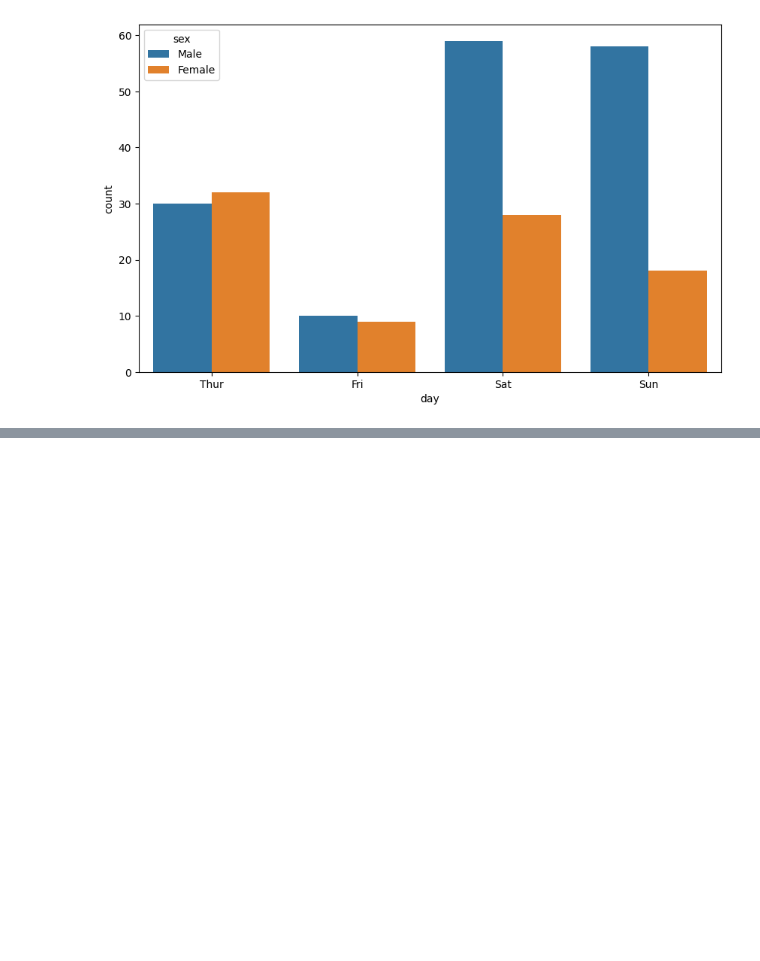
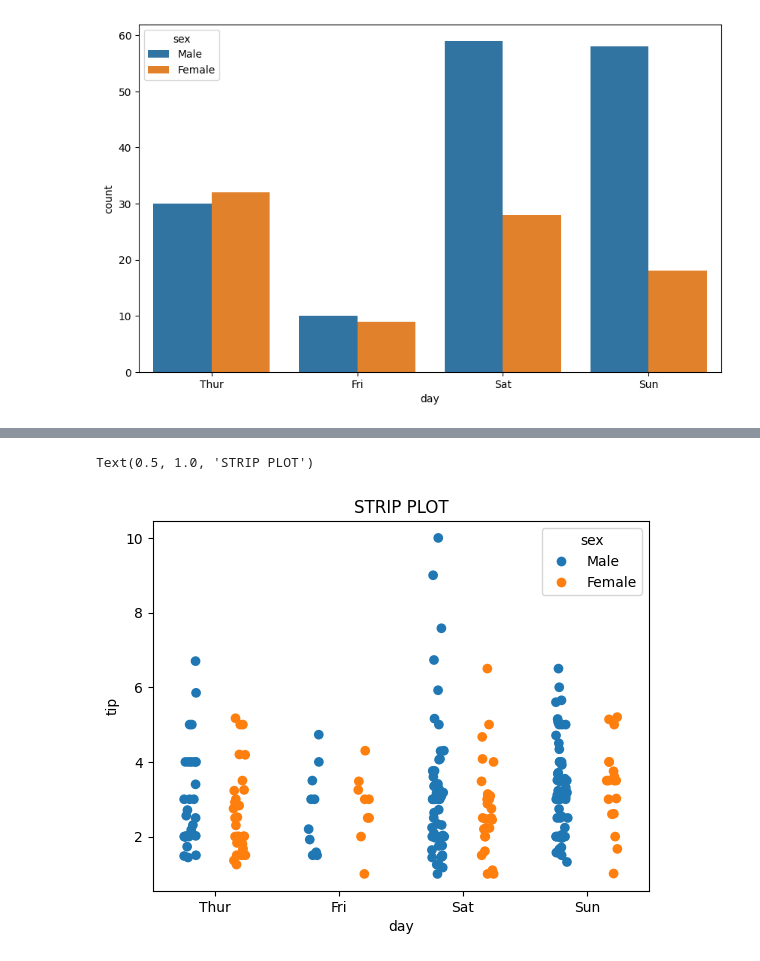
Before and after one commit to suharafidhawork-sudo/Data-Science-, a Jupyter notebook: Data visualization/seaborn/categorical_plots.ipynb, the cells around one changed output, grey strips where cells are left out. Cells and saved outputs as stored; diff of their text form; code cells hidden in the pictures; blank space fills up the shorter version.

```diff
--- a/Data visualization/seaborn/categorical_plots.ipynb
+++ b/Data visualization/seaborn/categorical_plots.ipynb
@@ -23,0 +49,7 @@ plt.show()
+# %%
+#STRIP PLOT
+sns.stripplot(x='day',y='tip',data=d,hue='sex',jitter=True,dodge=True,edgecolor='m',size=7)
+plt.title("STRIP PLOT")
+# %% [output]
+Text(0.5, 1.0, 'STRIP PLOT')
+[figure, added]
```
Also changed, not shown: parts of 9 cells of this notebook, 1 other file.
